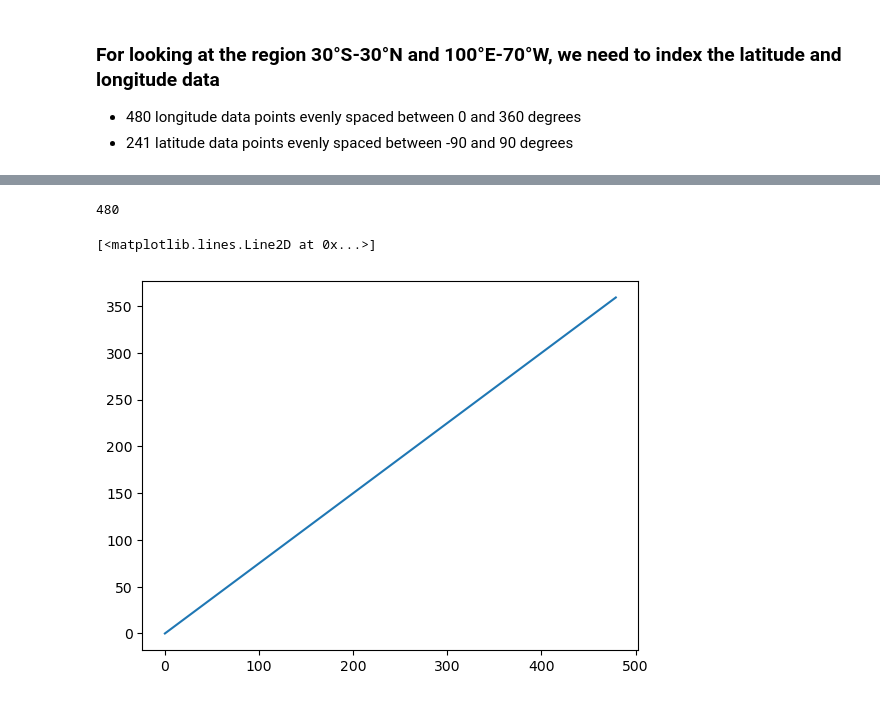
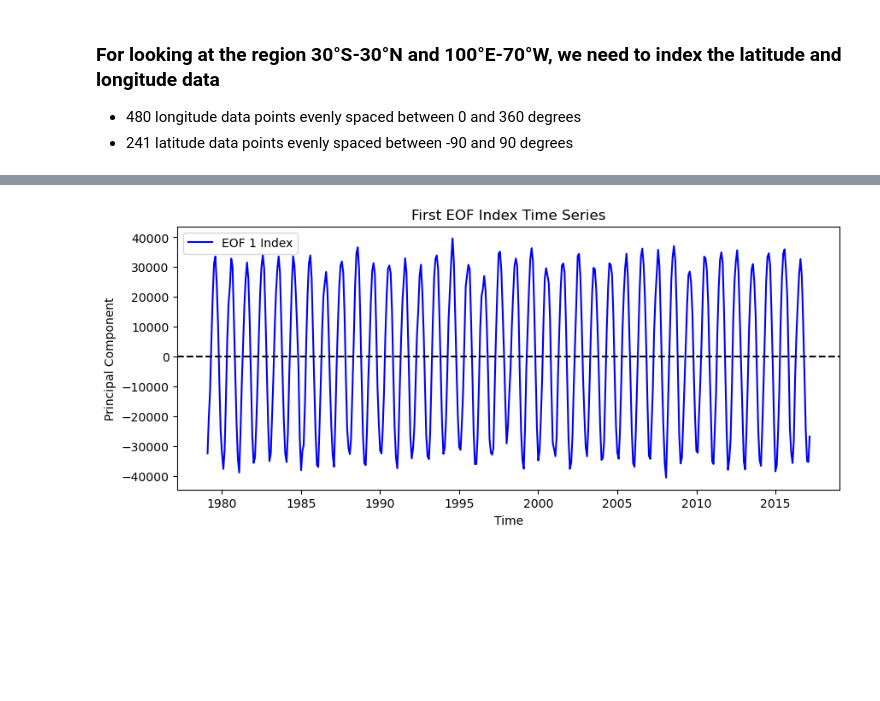
Before and after one commit to anya-gray/Climatology, a Jupyter notebook: firstScript.ipynb, the cells around one changed output, grey strips where cells are left out. Saved outputs shown, nothing was run; the diff lists cells and outputs as text; code cells hidden in the pictures; blank space fills up the shorter version.

```diff
--- a/firstScript.ipynb
+++ b/firstScript.ipynb
@@ -130,7 +104,11 @@ AttributeError: 'function' object has no attribute 'ndim'
-# %%
-print(len(msl_coords["longitude"]))
-plt.plot(msl_coords["longitude"])
-# %% [output]
-480
-[<matplotlib.lines.Line2D at 0x...>]
-[figure, removed]
+# %%
+plt.figure(figsize=(10, 4))
+plt.plot(bimonthly_msl_data['time'], pc1[:, 0], label='EOF 1 Index', color='b')
+plt.axhline(0, color='k', linestyle='--')
+plt.title('First EOF Index Time Series')
+plt.xlabel('Time')
+plt.ylabel('Principal Component')
+plt.legend()
+plt.show()
+# %% [output]
+[figure, added]
```
Also changed, not shown: parts of 12 cells of this notebook.
